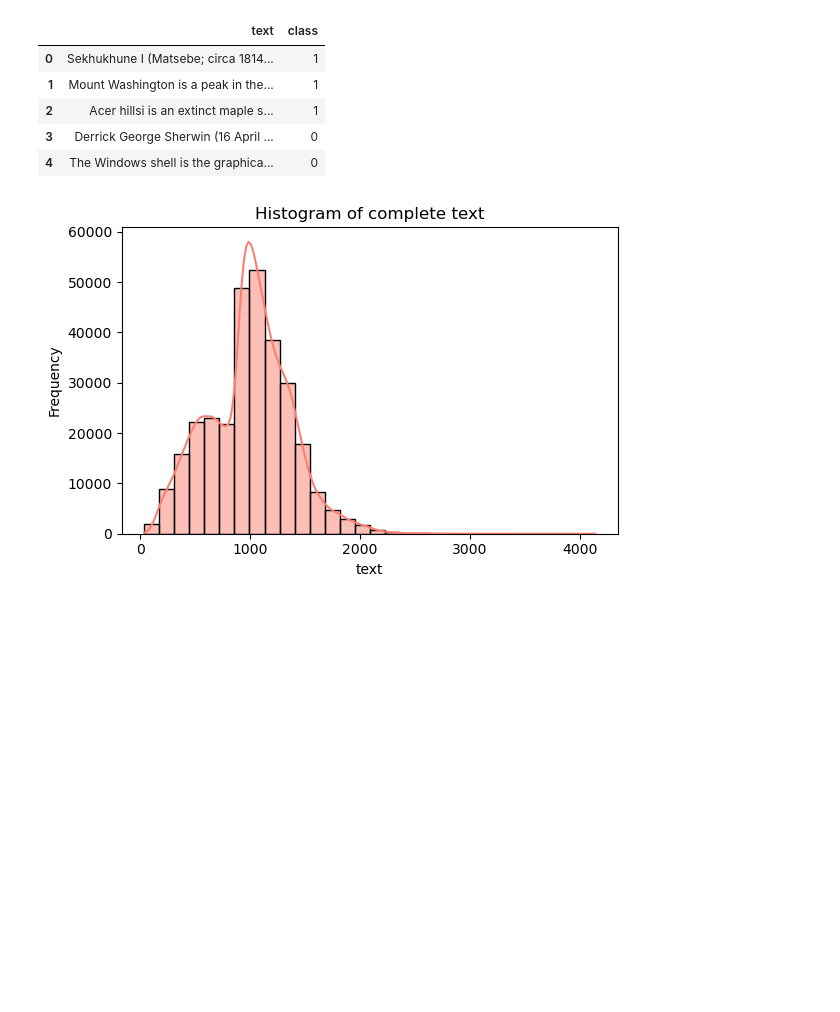
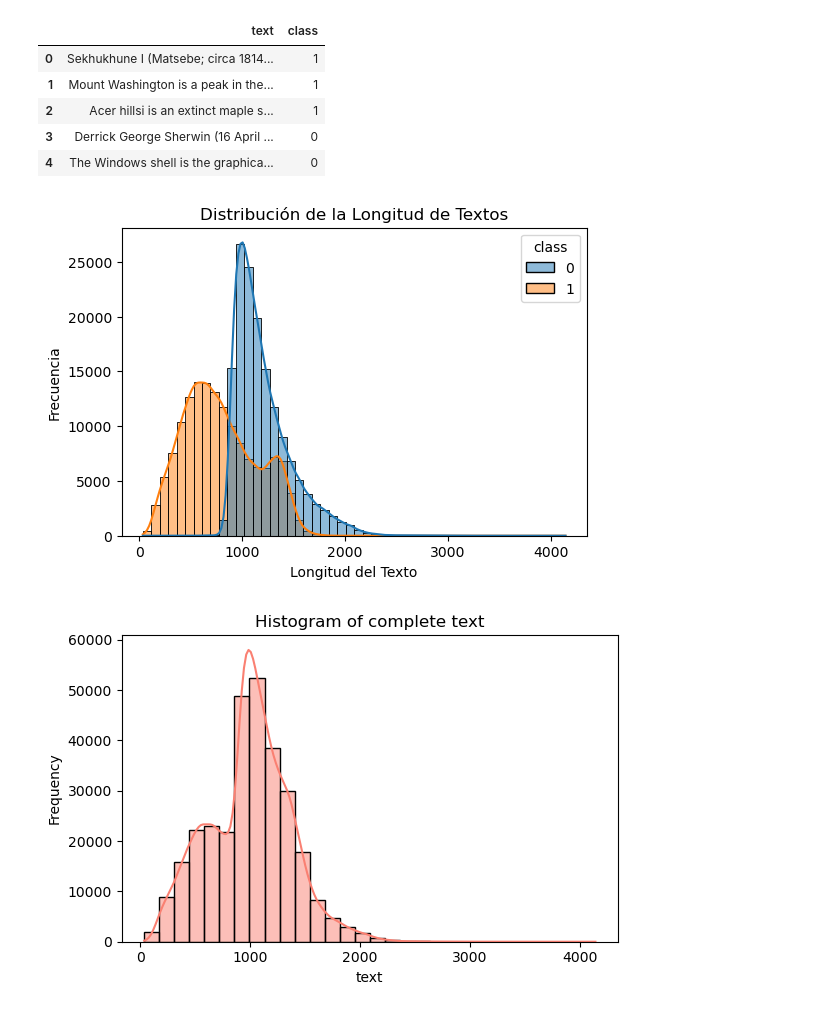
Before and after one commit to AnaNofuentes/Text-Analyzer-Human-vs-AI, a Jupyter notebook: eda.ipynb, the cells around one changed output. Saved outputs shown, nothing was run; the diff lists cells and outputs as text; code cells hidden in the pictures; blank space fills up the shorter version.

```diff
--- a/eda.ipynb
+++ b/eda.ipynb
@@ -32,6 +32,16 @@ df_complete['len_text'] = df_complete['text'].str.len()
 # %%
 df_class_human = df_complete[df_complete['class'] == 0]
 df_class_ai = df_complete[df_complete['class'] == 1]
+# %%
+# 2. Longitud de los textos
+plt.figure(figsize=(6, 4))
+sns.histplot(data=df_complete, x='len_text', hue='class', bins=50, kde=True)
+plt.title('Distribución de la Longitud de Textos')
+plt.xlabel('Longitud del Texto')
+plt.ylabel('Frecuencia')
+plt.show()
+# %% [output]
+[figure, added]
 # %%
 plt.figure(figsize=(6,4))
 sns.histplot(df_complete['len_text'], kde=True, bins=30, color="salmon")  # Histograma con KDE
```
Also changed, not shown: parts of 2 cells of this notebook, 3 other files.
